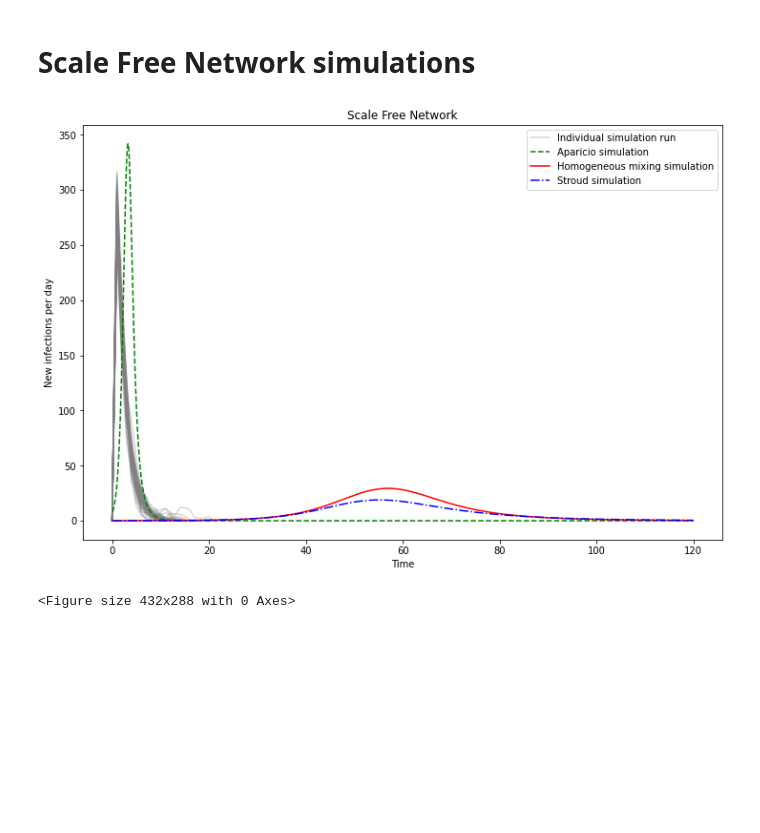
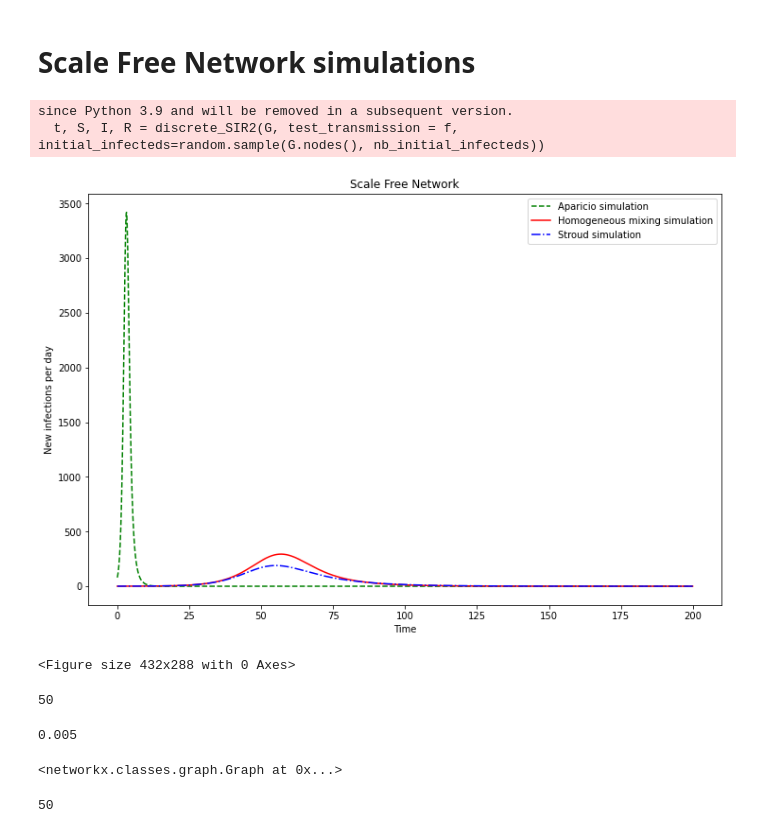
Before and after one commit to KendrickOrg/BIOINFORMATICS22-code, a Jupyter notebook: simulations.ipynb, the cells around one changed output. Drawn from its saved outputs; the diff is of its cells as text; code cells hidden in the pictures; blank space fills up the shorter version.

```diff
--- a/simulations.ipynb
+++ b/simulations.ipynb
@@ -81,17 +81,16 @@ def discrete_SIR2(G, test_transmission = _simple_test_transmission_, args = (),
 # %%
 N = 10**4
 kave = 10
-G = nx.barabasi_albert_graph(N, kave)
 tmin = 0
 tmax = 200
-simulationRuns = 50
+simulationRuns = 1
 
 tau = 0.025    #transmission rate
 gamma = 0.1     #recovery rate
 rho = 0.005
 step = 0.1     #step size
 
-step_max_plot = 1200
+step_max_plot = 2000
 
 xx = np.arange(0, step_max_plot*step, step)
 yy = np.arange(0, step_max_plot*step, step)
@@ -113,53 +112,69 @@ def f(v, infecteds):
     return random.random() < p
 
 for counter in range(simulationRuns):
-
-    t, S, I, R = discrete_SIR2(G, test_transmission = f, initial_infecteds = initial_infecteds)
+    G = nx.barabasi_albert_graph(N, kave)
+    t, S, I, R = discrete_SIR2(G, test_transmission = f, initial_infecteds=random.sample(G.nodes(), nb_initial_infecteds))
     # computence incidence
     incidence = - np.diff(S)
-    for x in range(1, S.size - 1):
-        incidence[x] = -(S[x + 1] - S[x]) / (t[x + 1] - t[x])
     incidence = np.concatenate(([0], incidence))
     incidence = incidence[:step_max_plot]
     t = t[:step_max_plot]
 
-    if counter == 0: #Print label only for 1st run
-        plt.plot(t, incidence, color = 'gray', alpha = 0.3, label = 'Individual simulation run')
-    plt.plot(t, incidence, color = 'gray', alpha = 0.3)
+#    if counter == 0: #Print label only for 1st run
+#        plt.plot(t, incidence, color = 'gray', alpha = 0.3, label = 'Individual simulation run')
+#    plt.plot(t, incidence, color = 'gray', alpha = 0.3)
 
     # Plots of S, I, R
     #plt.plot(t, S, color = 'red', alpha = 0.3, label = 'S')
     #plt.plot(t, I, color = 'green', alpha = 0.3, label = 'I')
     #plt.plot(t, R, color = 'blue', alpha = 0.3, label = 'R')
 
 df1 = pd.read_csv('Sources/Aparicio_ScaleFreS.csv')
 df1 = df1.loc[:, '{#status->#S}']
 df1 = df1*N
-inc1 = - df1.diff()
+inc1 = - df1.diff()/0.1
 inc1 = inc1[:step_max_plot]
 
 df2 = pd.read_csv('Sources/Stroud_HMS.csv')
 df2 = df2.loc[:, '{#status->#S}']
 df2 = df2*N
-inc2 = - df2.diff()
+inc2 = - df2.diff()/0.1
 inc2 = inc2[:step_max_plot]
 
 df3 = pd.read_csv('Sources/Stroud_ScaleS.csv')
 df3 = df3.loc[:, '{#status->#S}']
 df3 = df3*N
-inc3 = - df3.diff()
+inc3 = - df3.diff()/0.1
 inc3 = inc3[:step_max_plot]
 
 plt.plot(xx, inc1, '--', label = 'Aparicio simulation', color = 'green')
 plt.plot(xx, inc2, label = 'Homogeneous mixing simulation', color = 'red')
 plt.plot(xx, inc3, '-.', label = 'Stroud simulation', color = 'blue')
 
 plt.xlabel('Time')
 plt.ylabel('New infections per day')
 plt.title('Scale Free Network')
 plt.legend()
 plt.show()
 plt.savefig('Plot/Scale_Free_network.png')
 # %% [output]
+since Python 3.9 and will be removed in a subsequent version.
+  t, S, I, R = discrete_SIR2(G, test_transmission = f, initial_infecteds=random.sample(G.nodes(), nb_initial_infecteds))
-[figure, old version]
+[figure, new version]
-<Figure size 432x288 with 0 Axes>
+<Figure size 432x288 with 0 Axes>
+# %%
+int(round(G.order()*rho))
+# %% [output]
+50
+# %%
+rho
+# %% [output]
+0.005
+# %%
+G
+# %% [output]
+<networkx.classes.graph.Graph at 0x...>
+# %%
+int(round(G.order()*rho))
+# %% [output]
+50
```
Also changed, not shown: parts of 1 cell of this notebook.
